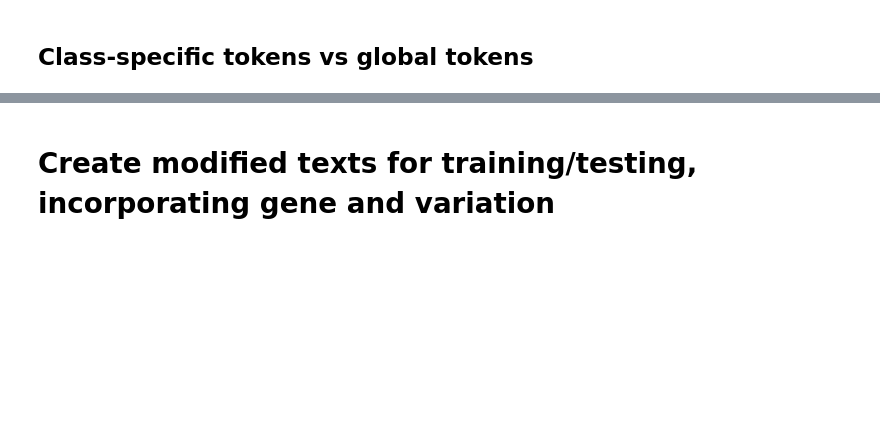
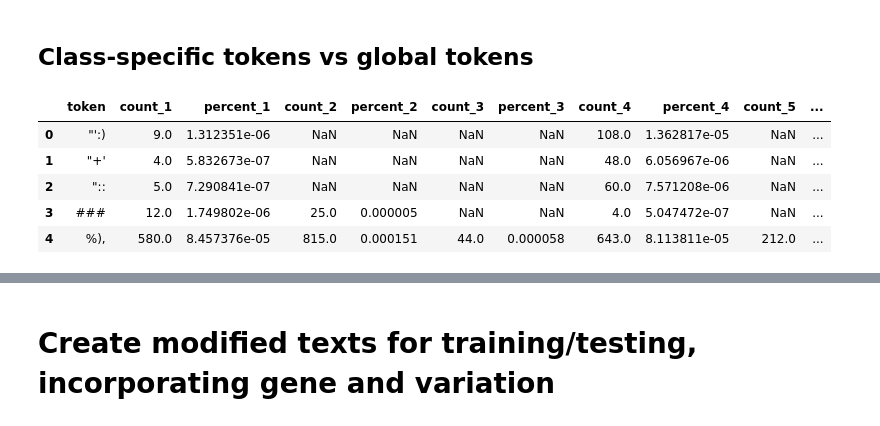
Before and after one commit to kfchou/PersonalizedMedicine, a Jupyter notebook: eda.ipynb, the cells around one changed output, grey strips where cells are left out. Drawn from its saved outputs; the diff is of its cells as text; code cells hidden in the pictures; blank space fills up the shorter version.

```diff
--- a/eda.ipynb
+++ b/eda.ipynb
@@ -314,11 +312,0 @@ for alg in ['WLV', 'BPE', 'UNI', 'WPC']:
-# %%
-# see how each tokenizer breaks the input into tokens
-max_len = max(len(tokens_dict['UNI']), len(tokens_dict['WPC']), len(tokens_dict['BPE']))
-diff_bpe = max_len - len(tokens_dict['BPE'])
-diff_wpc = max_len - len(tokens_dict['WPC'])
-diff_mlv = max_len - len(tokens_dict['WLV'])
-tokens_dict['BPE'] = tokens_dict['BPE'] + ['<PAD>']*diff_bpe
-tokens_dict['WPC'] = tokens_dict['WPC'] + ['<PAD>']*diff_wpc
-tokens_dict['WLV'] = tokens_dict['WLV'] + ['<PAD>']*diff_mlv
-df = pd.DataFrame(tokens_dict)
-df.head(20)
@@ -443,0 +356,25 @@ tokens_df.head()
+# %%
+import functools as ft
+from copy import deepcopy
+
+# give columns unique names
+df_list = deepcopy(list(training_class_tokens_df_dict.values()))
+for i, df in enumerate(df_list, start=1):
+    df.rename(columns={col:f'{col}_{i}' for col in ('count', 'percent')},
+              inplace=True)
+    df.drop(columns=['len'], inplace=True)
+
+# merge the list of dataframes
+df_merged_classes = ft.reduce(
+        lambda left, right: pd.merge(left, right, on='token', how='outer'),
+        df_list,
+        )
+
+df_merged_classes.head()
+# %% [output]
+|  | token | count_1 | percent_1 | count_2 | percent_2 | count_3 | percent_3 | count_4 | percent_4 | count_5 | ... |
+| 0 | "':) | 9.0 | 1.312351e-06 | NaN | NaN | NaN | NaN | 108.0 | 1.362817e-05 | NaN | ... |
+| 1 | "+' | 4.0 | 5.832673e-07 | NaN | NaN | NaN | NaN | 48.0 | 6.056967e-06 | NaN | ... |
+| 2 | ":: | 5.0 | 7.290841e-07 | NaN | NaN | NaN | NaN | 60.0 | 7.571208e-06 | NaN | ... |
+| 3 | ### | 12.0 | 1.749802e-06 | 25.0 | 0.000005 | NaN | NaN | 4.0 | 5.047472e-07 | NaN | ... |
+| 4 | %), | 580.0 | 8.457376e-05 | 815.0 | 0.000151 | 44.0 | 0.000058 | 643.0 | 8.113811e-05 | 212.0 | ... |
```
Also changed, not shown: parts of 14 cells of this notebook.
